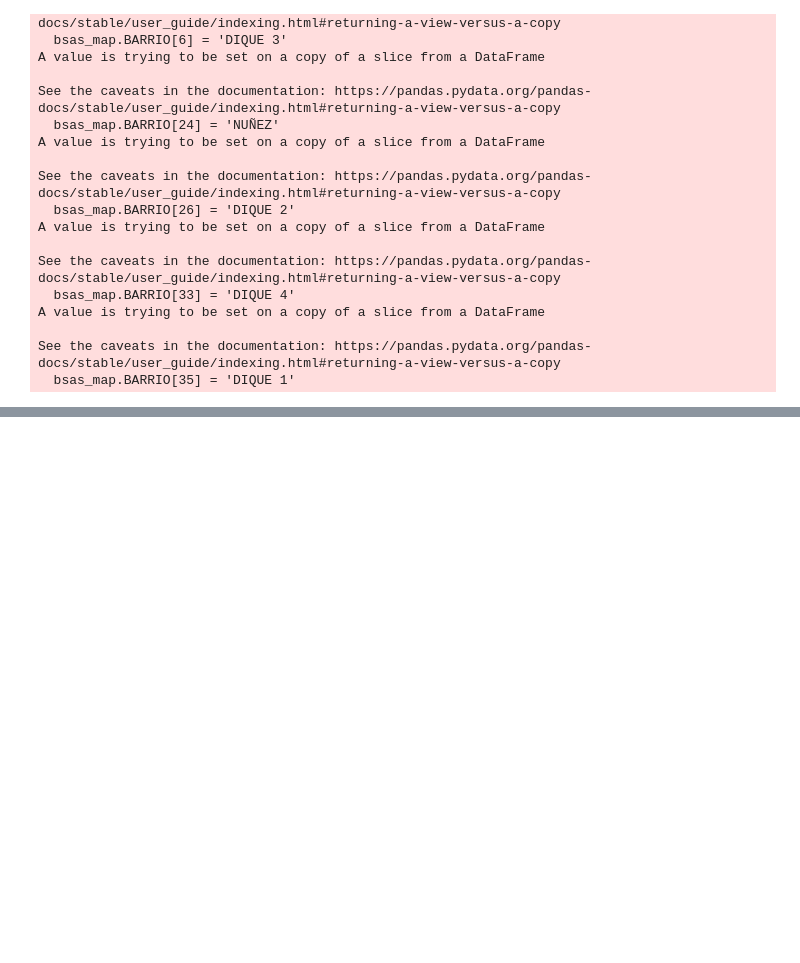
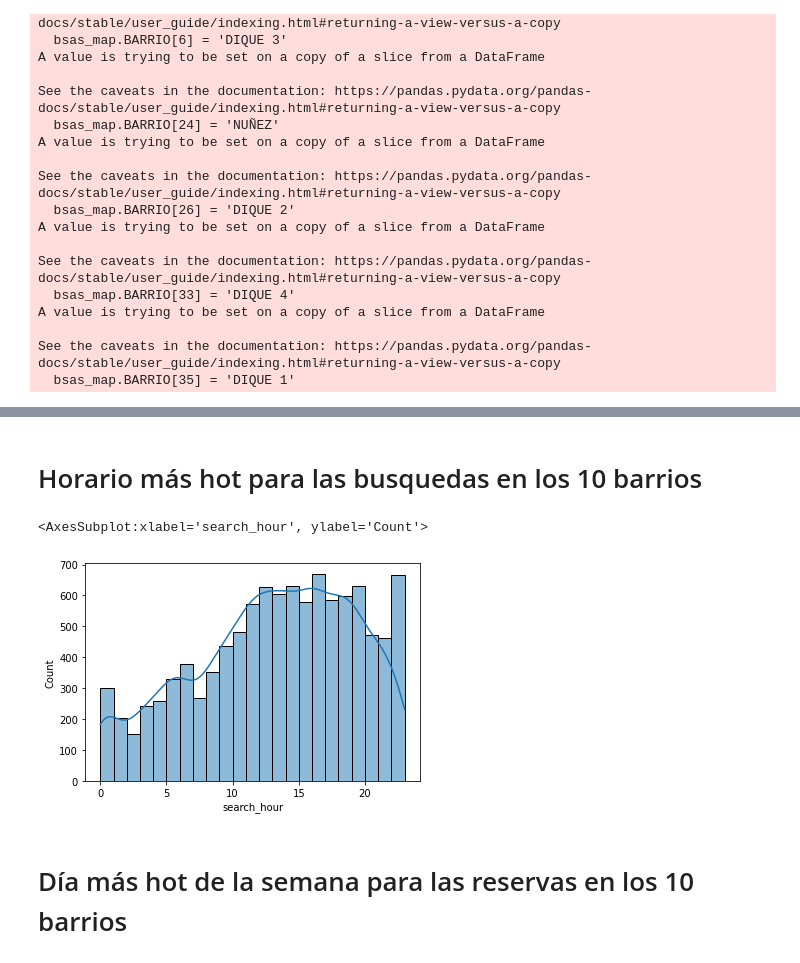
Before and after one commit to julietahocsman/goproject, a Jupyter notebook: notebooks/statistics_per_neighborhood.ipynb, the cells around one changed output, grey strips where cells are left out. Drawn from its saved outputs; the diff is of its cells as text; code cells hidden in the pictures; blank space fills up the shorter version.

```diff
--- a/notebooks/statistics_per_neighborhood.ipynb
+++ b/notebooks/statistics_per_neighborhood.ipynb
@@ -270,2 +353,7 @@ sns.histplot(data=all_data, x="arrive_hour", binwidth=1, kde=True)
+# %% [markdown]
+# Horario más hot para las busquedas en los 10 barrios
 # %%
-sns.histplot(data=all_data, x="search_hour", binwidth=1, kde=True)
+sns.histplot(data=all_data_10, x="search_hour", binwidth=1, kde=True)
+# %% [output]
+<AxesSubplot:xlabel='search_hour', ylabel='Count'>
+[figure, added]
@@ -286 +360,3 @@ all_data
+# %% [markdown]
+# Día más hot de la semana para las reservas en los 10 barrios
 # %%
```
Also changed, not shown: parts of 28 cells of this notebook, 2 other files.
